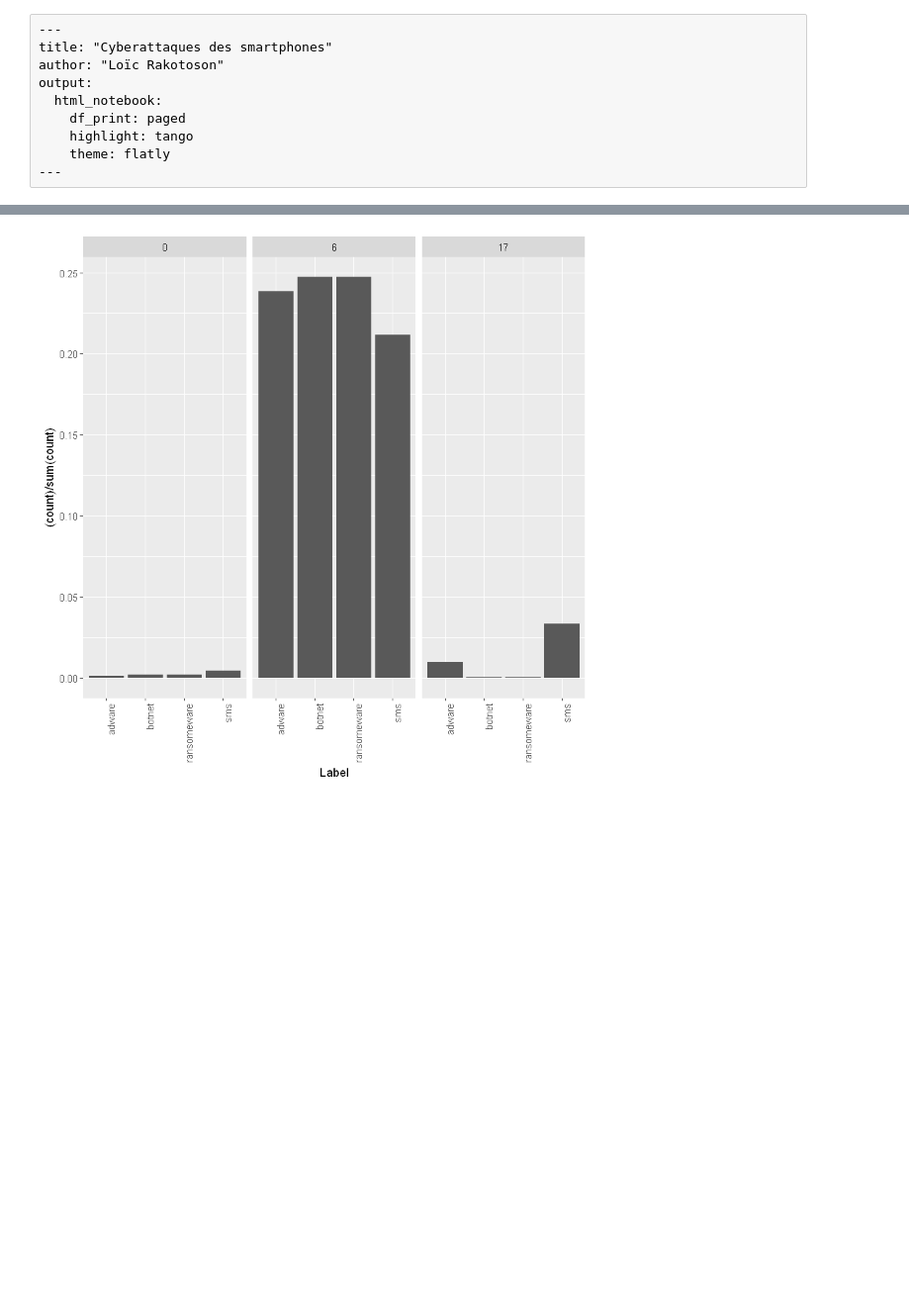
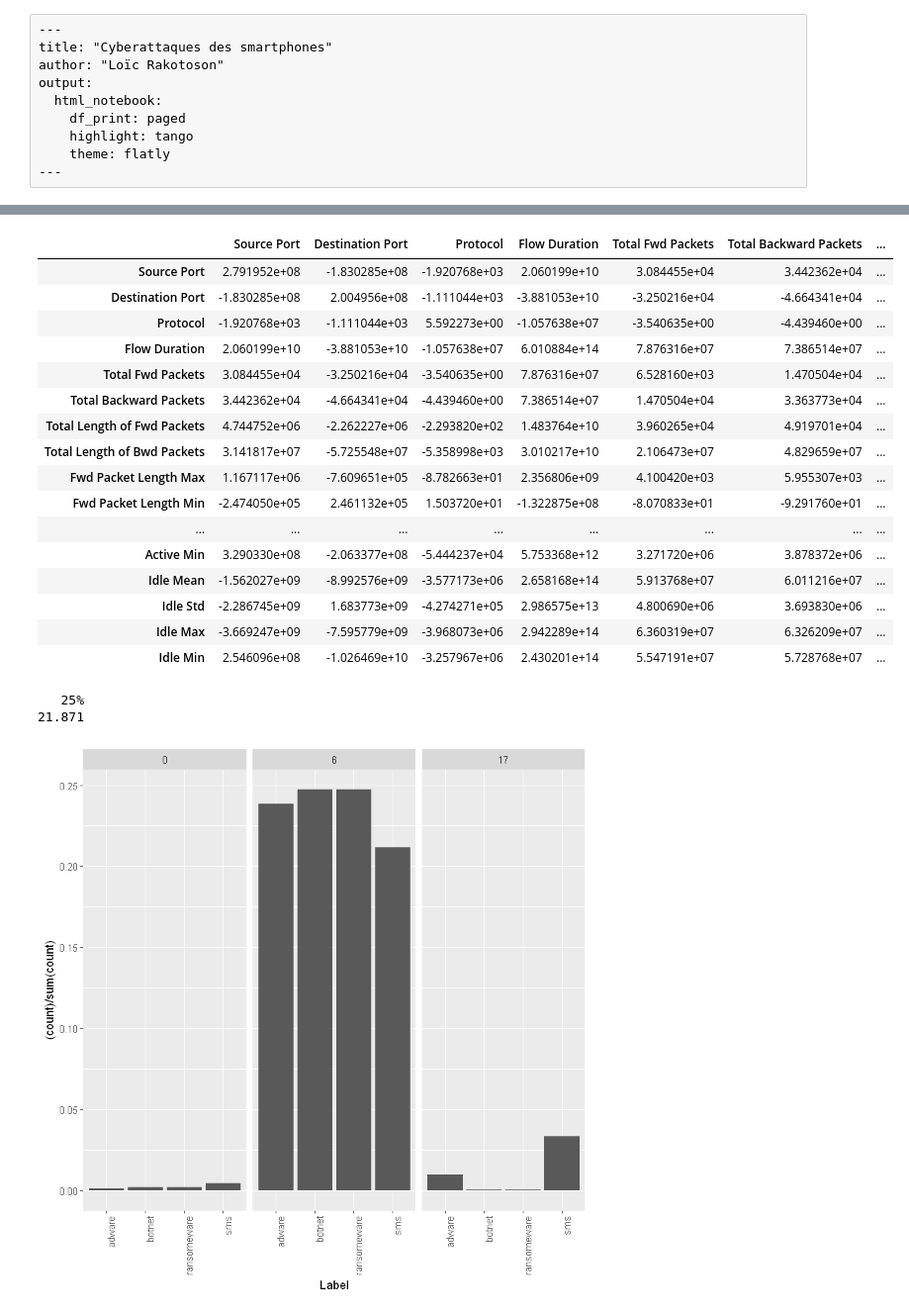
Before and after one commit to Lrakotoson/M_R, a Jupyter notebook: S2/Classification/Project/jet1.ipynb, the cells around one changed output, grey strips where cells are left out. Shown at 99% size. Drawn from its saved outputs; the diff is of its cells as text; code cells hidden in the pictures; blank space fills up the shorter version.

```diff
--- a/S2/Classification/Project/jet1.ipynb
+++ b/S2/Classification/Project/jet1.ipynb
@@ -49,0 +70,6 @@ df <- df %>%
+# %%
+data <- data %>%
+rename(IP = 'Destination IP') %>%
+rowwise() %>% # vectorise la fonction ip_split
+mutate(IP = ip_split(IP)) %>%
+as_tibble() # supprime rowwise_df
@@ -49,0 +78,36 @@ df <- df %>%
+# %%
+data <- data %>%
+rename(
+    SPort = 'Source Port',
+    DPort = 'Destination Port',
+) %>%
+mutate(
+    DPort = case_when(
+        DPort == 53 ~ "DNS",
+        DPort == 80 ~ "HTTP",
+        DPort == 443 ~ "HTTPS",
+        DPort %in% c(1024:5000, 49152:65535) ~ "Microsoft RPC",
+        DPort %in% 60000:61000 ~ "Mosh",
+        TRUE ~ "Private"
+    ),
+    SPort = case_when(
+        SPort == 80 ~ "HTTP",
+        SPort == 443 ~ "HTTPS",
+        SPort %in% c(1024:5000, 49152:65535) ~ "Microsoft RPC",
+        SPort %in% 60000:61000 ~ "Mosh",
+        TRUE ~ "Private"
+    )
+) %>%
+mutate_at(
+    c('SPort', 'DPort', 'IP', 'Protocol', 'Label'),
+    funs(factor)
+) %>%
+select(
+    1:4, # Facteurs
+    colnames(select_if(., function(col) is.numeric(col) && var(col) >= 21.87)), # Variances faibles
+    ncol(.) # Label
+) %>%
+mutate_if(
+    is.numeric,
+    scale
+)
@@ -49,0 +133,30 @@ df <- df %>%
+# %%
+data %>%
+select_if(is.numeric) %>% var()
+# %% [output]
+|  | Source Port | Destination Port | Protocol | Flow Duration | Total Fwd Packets | Total Backward Packets | ... |
+| Source Port | 2.791952e+08 | -1.830285e+08 | -1.920768e+03 | 2.060199e+10 | 3.084455e+04 | 3.442362e+04 | ... |
+| Destination Port | -1.830285e+08 | 2.004956e+08 | -1.111044e+03 | -3.881053e+10 | -3.250216e+04 | -4.664341e+04 | ... |
+| Protocol | -1.920768e+03 | -1.111044e+03 | 5.592273e+00 | -1.057638e+07 | -3.540635e+00 | -4.439460e+00 | ... |
+| Flow Duration | 2.060199e+10 | -3.881053e+10 | -1.057638e+07 | 6.010884e+14 | 7.876316e+07 | 7.386514e+07 | ... |
+| Total Fwd Packets | 3.084455e+04 | -3.250216e+04 | -3.540635e+00 | 7.876316e+07 | 6.528160e+03 | 1.470504e+04 | ... |
+| Total Backward Packets | 3.442362e+04 | -4.664341e+04 | -4.439460e+00 | 7.386514e+07 | 1.470504e+04 | 3.363773e+04 | ... |
+| Total Length of Fwd Packets | 4.744752e+06 | -2.262227e+06 | -2.293820e+02 | 1.483764e+10 | 3.960265e+04 | 4.919701e+04 | ... |
+| Total Length of Bwd Packets | 3.141817e+07 | -5.725548e+07 | -5.358998e+03 | 3.010217e+10 | 2.106473e+07 | 4.829659e+07 | ... |
+| Fwd Packet Length Max | 1.167117e+06 | -7.609651e+05 | -8.782663e+01 | 2.356806e+09 | 4.100420e+03 | 5.955307e+03 | ... |
+| Fwd Packet Length Min | -2.474050e+05 | 2.461132e+05 | 1.503720e+01 | -1.322875e+08 | -8.070833e+01 | -9.291760e+01 | ... |
+| ... | ... | ... | ... | ... | ... | ... | ... |
+| Active Min | 3.290330e+08 | -2.063377e+08 | -5.444237e+04 | 5.753368e+12 | 3.271720e+06 | 3.878372e+06 | ... |
+| Idle Mean | -1.562027e+09 | -8.992576e+09 | -3.577173e+06 | 2.658168e+14 | 5.913768e+07 | 6.011216e+07 | ... |
+| Idle Std | -2.286745e+09 | 1.683773e+09 | -4.274271e+05 | 2.986575e+13 | 4.800690e+06 | 3.693830e+06 | ... |
+| Idle Max | -3.669247e+09 | -7.595779e+09 | -3.968073e+06 | 2.942289e+14 | 6.360319e+07 | 6.326209e+07 | ... |
+| Idle Min | 2.546096e+08 | -1.026469e+10 | -3.257967e+06 | 2.430201e+14 | 5.547191e+07 | 5.728768e+07 | ... |
+# %%
+data %>%
+select_if(is.numeric) %>%
+summarise_all(var) %>%
+gather() %>%
+select(value) %>% as.matrix() %>% quantile(0.25)
+# %% [output]
+   25%
+21.871
```
Also changed, not shown: parts of 13 cells of this notebook, 2 other files.
